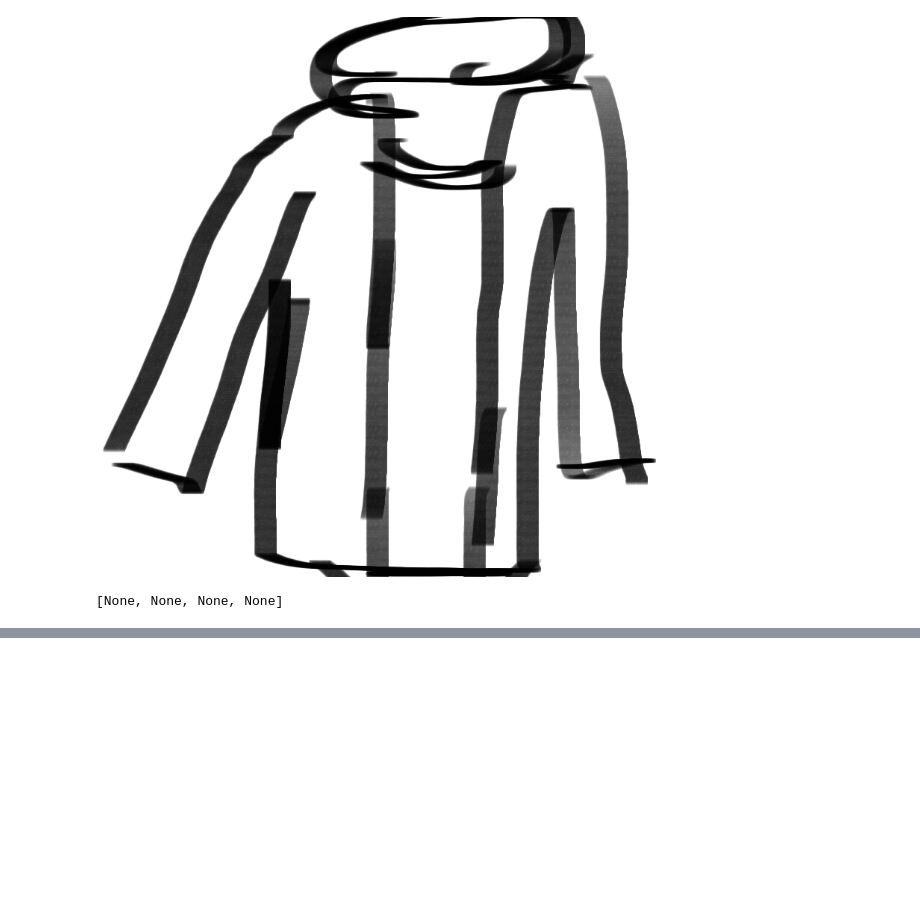
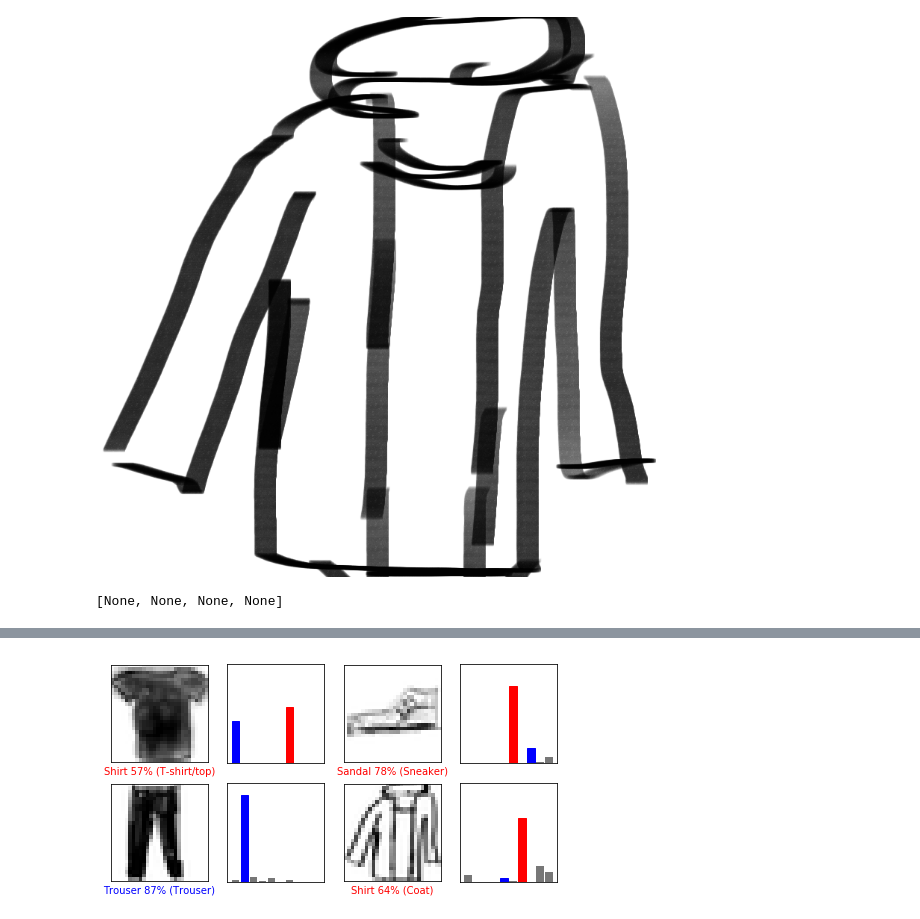
Before and after one commit to namoopsoo/aviation-pilot-physiology-hmm, a Jupyter notebook: notes/2019-05-13--keras-hello-world-fashion.ipynb, the cells around one changed output, grey strips where cells are left out. Cells and saved outputs as stored; diff of their text form; code cells hidden in the pictures; blank space fills up the shorter version.

```diff
--- a/notes/2019-05-13--keras-hello-world-fashion.ipynb
+++ b/notes/2019-05-13--keras-hello-world-fashion.ipynb
@@ -250,0 +334,7 @@ def extract_vec(img):
+# %%
+# Now lets see what the predictions say
+
+# First the scaling...
+my_scaled_and_inverted = clothing_vecs_inverted/255.0
+
+newpredictions = model.predict(my_scaled_and_inverted)
@@ -250,0 +345,2 @@ def extract_vec(img):
+# %%
+my_test_labels = np.array([0, 7, 1, 4])
@@ -250,0 +362,15 @@ def extract_vec(img):
+# %%
+# Plot the first X test images, their predicted label, and the true label
+# Color correct predictions in blue, incorrect predictions in red
+num_rows = 2
+num_cols = 2
+num_images = num_rows*num_cols
+plt.figure(figsize=(2*2*num_cols, 2*num_rows))
+for i in range(num_images):
+  plt.subplot(num_rows, 2*num_cols, 2*i+1)
+  plot_image(i, newpredictions, my_test_labels, my_scaled_and_inverted)
+  plt.subplot(num_rows, 2*num_cols, 2*i+2)
+  plot_value_array(i, newpredictions, my_test_labels)
+plt.show()
+# %% [output]
+[figure, added]
```
Also changed, not shown: parts of 12 cells of this notebook.
